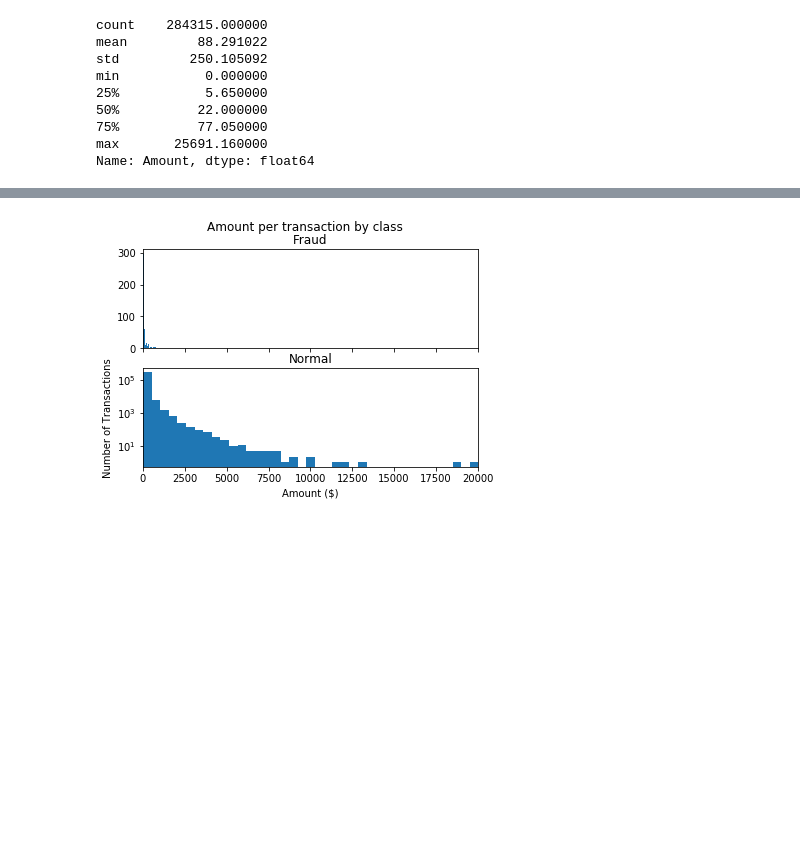
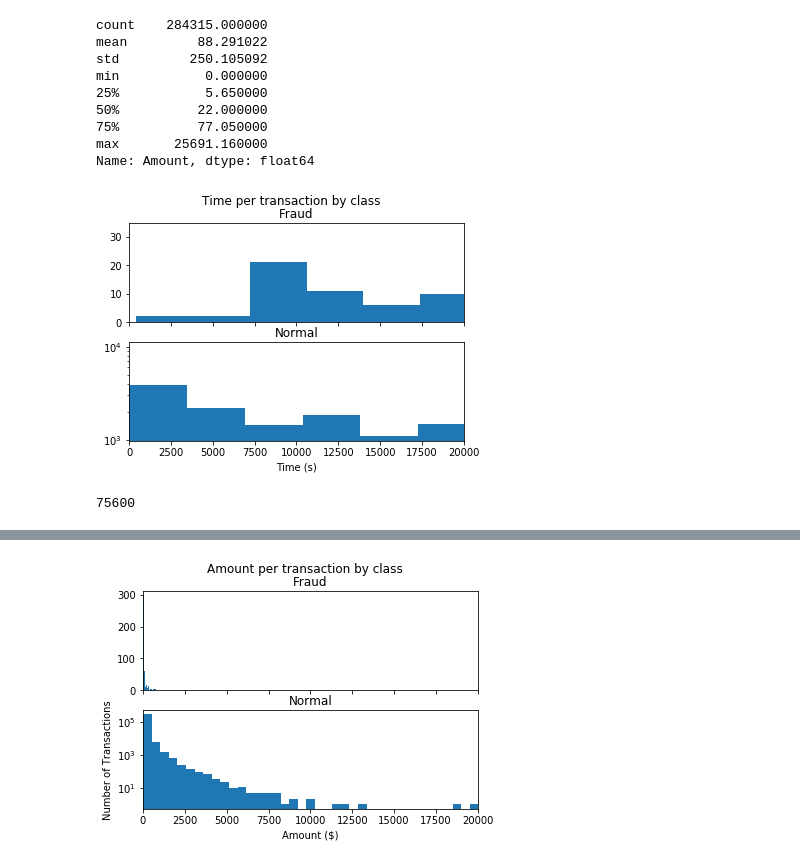
Before and after one commit to NewtoIBM/data_student, a Jupyter notebook: Egor_Capstone_2.ipynb, the cells around one changed output, grey strips where cells are left out. Drawn from its saved outputs; the diff is of its cells as text; code cells hidden in the pictures; blank space fills up the shorter version.

```diff
--- a/Egor_Capstone_2.ipynb
+++ b/Egor_Capstone_2.ipynb
@@ -203,3 +213,22 @@ min           0.000000
 75%          77.050000
 max       25691.160000
 Name: Amount, dtype: float64
+# %%
+f, (ax1, ax2) = plt.subplots(2, 1, sharex=True)
+f.suptitle('Time per transaction by class')
+bins = 50
+ax1.hist(Fraud.Time, bins = bins)
+ax1.set_title('Fraud')
+ax2.hist(Normal.Time, bins = bins)
+ax2.set_title('Normal')
+plt.xlabel('Time (s)')
+plt.ylabel('')
+plt.xlim((0, 20000))
+plt.yscale('log')
+plt.show();
+# %% [output]
+[figure, added]
+# %%
+3600*21
+# %% [output]
+75600
```
Also changed, not shown: parts of 41 cells of this notebook.
